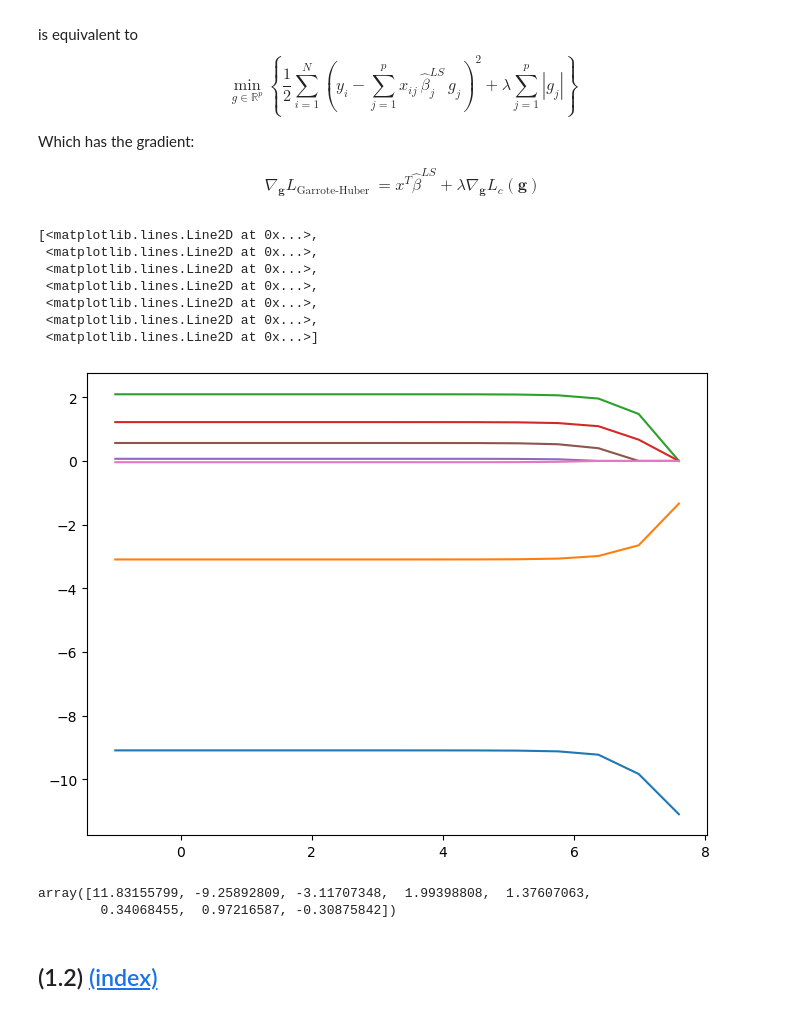
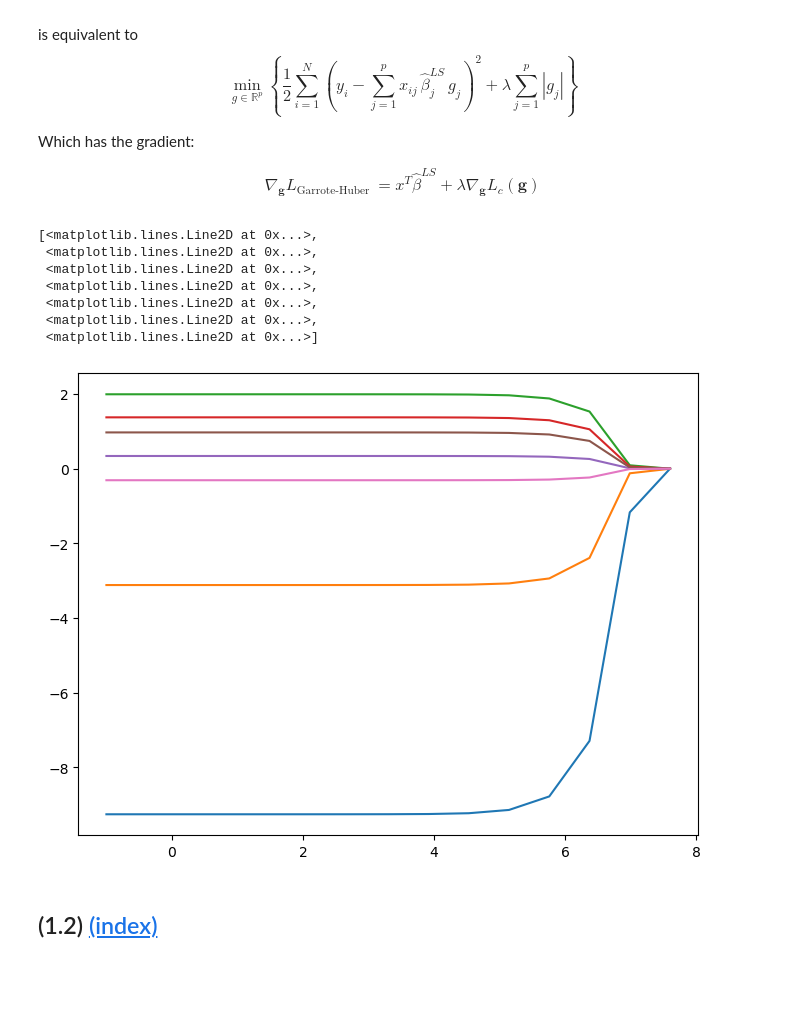
Before and after one commit to alisaklymchuk/data_science_math60026, a Jupyter notebook: 02455568_coursework1.ipynb, the cells around one changed output. Drawn from its saved outputs; the diff is of its cells as text; code cells hidden in the pictures; blank space fills up the shorter version.

```diff
--- a/02455568_coursework1.ipynb
+++ b/02455568_coursework1.ipynb
@@ -186,64 +186,58 @@ def minimise_g(x, y, beta_ls_with_int, lam, n_iters=10**4, step_size=1e-7, c_hub
     # beta_ls_wtih_int: size p+1 vector of Least Squares estimators with the intercept beta0 term
 
     # Split beta into the intercept term and the rest (p terms)
+    N = len(y)
     beta_ls = beta_ls_with_int[1::]
     beta0 = beta_ls_with_int[0]
 
     # Initialise g
-    g = np.zeros(len(beta_ls))
+    g = np.zeros(len(beta_ls)) + 1
 
     # Gradient descent to minimise g
     for i in range(n_iters):
         # Compute the gradient of Huber function
         grad_c = grad_huber(g, c=c_huber)
 
-        # Intercept term is not involved in the regularisation.
-        grad_c[0] = 0
 
         # Compute the gradient of the regularised loss.
-        grad =  beta_ls * (-2 * x.T @ (y - beta0 - x @ (beta_ls * g))) + lam * grad_c
+        grad =  beta_ls * (-2 * x.T @ (y - beta0 - x @ (beta_ls * g))) / N + lam * grad_c
 
         # Update beta
         g -= step_size * grad
 
     return g * beta_ls
 
-def fit_garrote(x, g, beta_ls_with_int):
+def fit_garrote(x, beta_g, beta_ls_with_int):
     beta_ls = beta_ls_with_int[1::]
     beta0 = beta_ls_with_int[0]
-    y = x.T @ (beta_ls * g) + beta0
+    y = x.T @ beta_g + beta0
     return y
 # %%
 lambdas = np.logspace(-1, 7.6, 15)
 log_lambdas = np.log10(lambdas)
 
 N, p = X_train_std.shape
 X_aug = np.hstack([np.ones((N,1)), X_train_std]) # augmented training inputs of size N x (p+1)
 beta_ls_with_int = max_lik_estimate_aug(X_aug, y_train_diam)
 
 beta_paths = []
 for lam in lambdas:
-    beta_g = gd_g(X_train_std, y_train_diam, beta_ls_with_int, lam)
+    beta_g = minimise_g(X_train_std, y_train_diam, beta_ls_with_int, lam)
     beta_paths.append(beta_g)
 
 beta_paths = np.array(beta_paths)
 
 plt.figure(figsize=(8, 6))
 plt.plot(log_lambdas, beta_paths)
 # %% [output]
 [<matplotlib.lines.Line2D at 0x...>,
  <matplotlib.lines.Line2D at 0x...>,
  <matplotlib.lines.Line2D at 0x...>,
  <matplotlib.lines.Line2D at 0x...>,
  <matplotlib.lines.Line2D at 0x...>,
  <matplotlib.lines.Line2D at 0x...>,
  <matplotlib.lines.Line2D at 0x...>]
-[figure, old version]
+[figure, new version]
-# %%
-beta_ls_with_int
-# %% [output]
-array([11.83155799, -9.25892809, -3.11707348,  1.99398808,  1.37607063,
-        0.34068455,  0.97216587, -0.30875842])
 # %% [markdown]
 <a name="task-12"></a>
 
```
Also changed, not shown: parts of 1 cell of this notebook.
